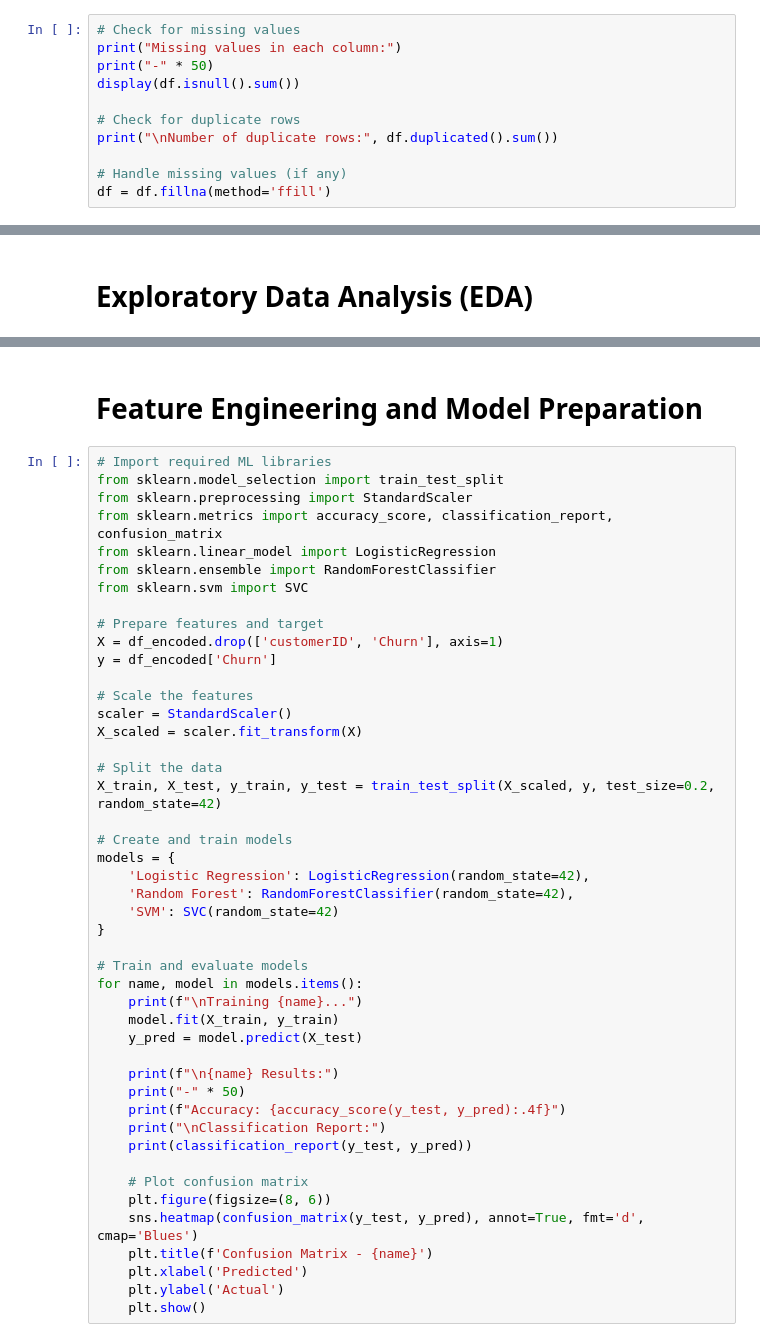
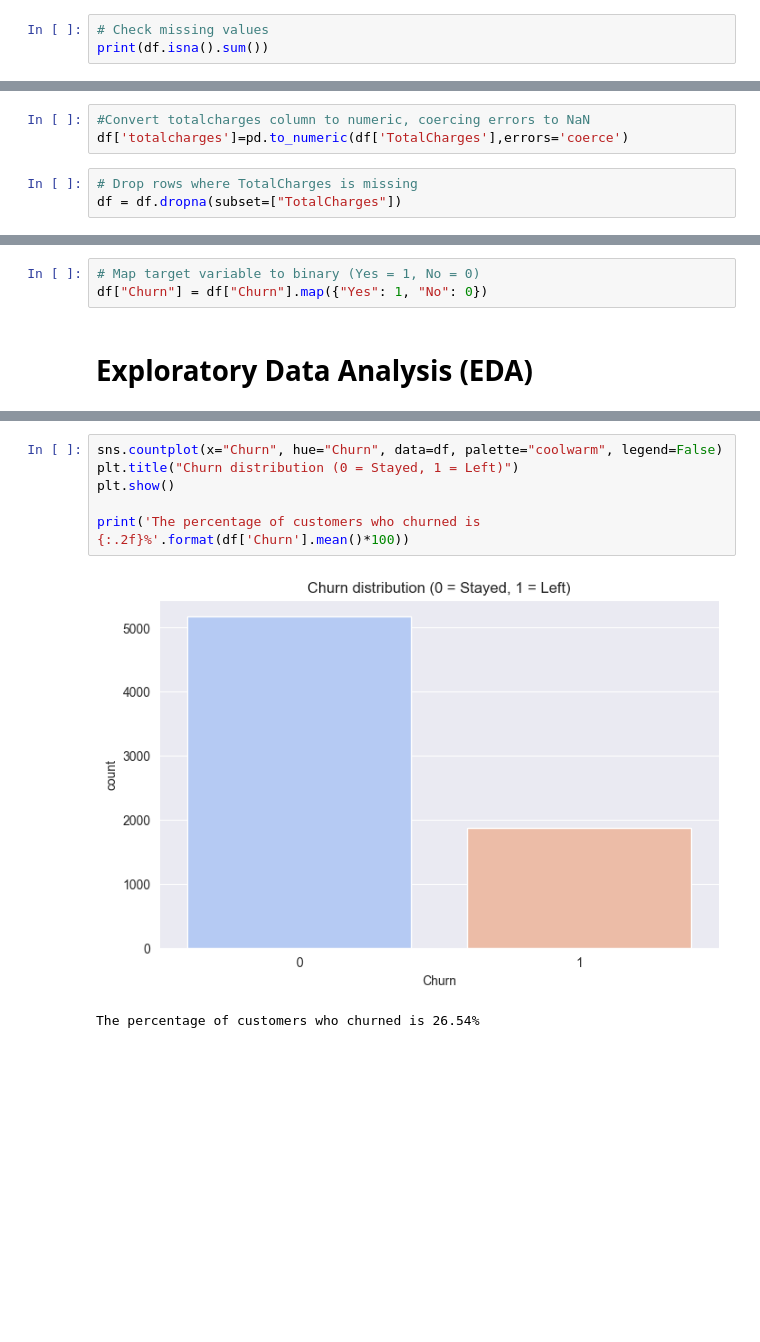
Before and after one commit to Lucasqrz1/Customer_Churn_Analysis, a Jupyter notebook: data/raw/Cust_Churn_Analysis.ipynb, the cells around one changed output, grey strips where cells are left out. Drawn from its saved outputs; the diff is of its cells as text; blank space fills up the shorter version.

```diff
--- a/data/raw/Cust_Churn_Analysis.ipynb
+++ b/data/raw/Cust_Churn_Analysis.ipynb
@@ -72,14 +34,6 @@ Basic statistics:
 # %% [markdown]
 # Data Preprocessing and Cleaning
 # %%
-# Check for missing values
-print("Missing values in each column:")
-print("-" * 50)
-display(df.isnull().sum())
-
-# Check for duplicate rows
-print("\nNumber of duplicate rows:", df.duplicated().sum())
-
-# Handle missing values (if any)
-df = df.fillna(method='ffill')
+# Check missing values
+print(df.isna().sum())
 # %% [output]
@@ -105,0 +57,6 @@ Number of duplicate rows: 0
+# %%
+#Convert totalcharges column to numeric, coercing errors to NaN
+df['totalcharges']=pd.to_numeric(df['TotalCharges'],errors='coerce')
+# %%
+# Drop rows where TotalCharges is missing
+df = df.dropna(subset=["TotalCharges"])
@@ -106,3 +83,6 @@ Number of duplicate rows: 0
+# %%
+# Map target variable to binary (Yes = 1, No = 0)
+df["Churn"] = df["Churn"].map({"Yes": 1, "No": 0})
 # %% [markdown]
 # Exploratory Data Analysis (EDA)
 # %%
@@ -124,48 +108,9 @@ Yes: 26.54%
-# %% [markdown]
-# Feature Engineering and Model Preparation
-# %%
-# Import required ML libraries
-from sklearn.model_selection import train_test_split
-from sklearn.preprocessing import StandardScaler
-from sklearn.metrics import accuracy_score, classification_report, confusion_matrix
-from sklearn.linear_model import LogisticRegression
-from sklearn.ensemble import RandomForestClassifier
-from sklearn.svm import SVC
-
-# Prepare features and target
-X = df_encoded.drop(['customerID', 'Churn'], axis=1)
-y = df_encoded['Churn']
-
-# Scale the features
-scaler = StandardScaler()
-X_scaled = scaler.fit_transform(X)
-
-# Split the data
-X_train, X_test, y_train, y_test = train_test_split(X_scaled, y, test_size=0.2, random_state=42)
-
-# Create and train models
-models = {
-    'Logistic Regression': LogisticRegression(random_state=42),
-    'Random Forest': RandomForestClassifier(random_state=42),
-    'SVM': SVC(random_state=42)
-}
-
-# Train and evaluate models
-for name, model in models.items():
-    print(f"\nTraining {name}...")
-    model.fit(X_train, y_train)
-    y_pred = model.predict(X_test)
-
-    print(f"\n{name} Results:")
-    print("-" * 50)
-    print(f"Accuracy: {accuracy_score(y_test, y_pred):.4f}")
-    print("\nClassification Report:")
-    print(classification_report(y_test, y_pred))
-
-    # Plot confusion matrix
-    plt.figure(figsize=(8, 6))
-    sns.heatmap(confusion_matrix(y_test, y_pred), annot=True, fmt='d', cmap='Blues')
-    plt.title(f'Confusion Matrix - {name}')
-    plt.xlabel('Predicted')
-    plt.ylabel('Actual')
-    plt.show()
+# %%
+sns.countplot(x="Churn", hue="Churn", data=df, palette="coolwarm", legend=False)
+plt.title("Churn distribution (0 = Stayed, 1 = Left)")
+plt.show()
+
+print('The percentage of customers who churned is {:.2f}%'.format(df['Churn'].mean()*100))
+# %% [output]
+[figure, added]
+The percentage of customers who churned is 26.54%
```
Also changed, not shown: parts of 24 cells of this notebook.
